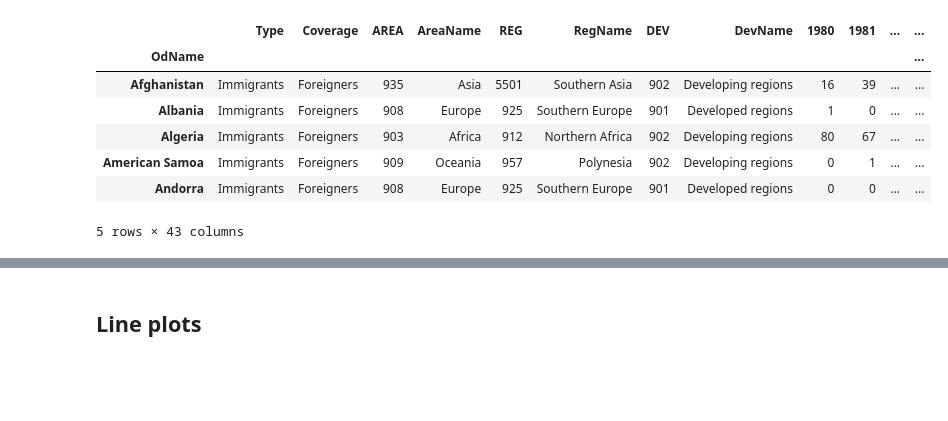
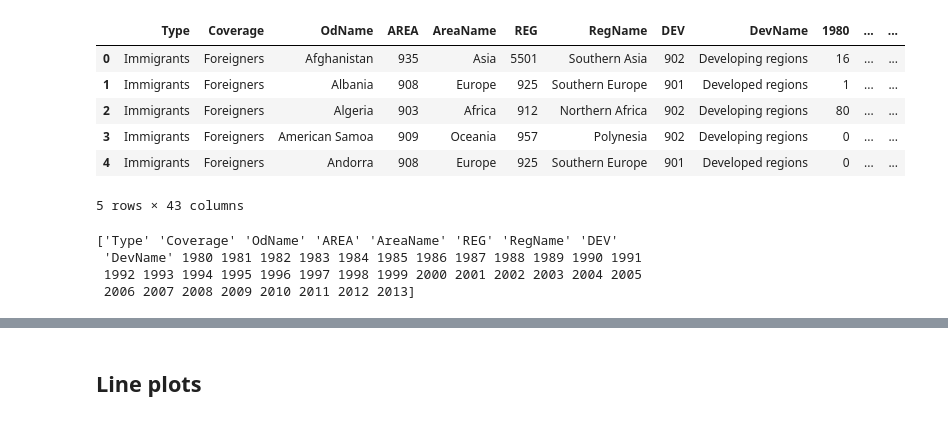
Before and after one commit to soum-sr/DataVisualization, a Jupyter notebook: ImmigrationData.ipynb, the cells around one changed output, grey strips where cells are left out. Saved outputs shown, nothing was run; the diff lists cells and outputs as text; code cells hidden in the pictures; blank space fills up the shorter version.

```diff
--- a/ImmigrationData.ipynb
+++ b/ImmigrationData.ipynb
@@ -12,14 +7,18 @@ You should consider upgrading via the 'python -m pip install --upgrade pip' comm
 # %%
 df_ca = pd.read_excel('Canada.xlsx',sheet_name='Canada by Citizenship',skiprows=range(20), skipfooter=2)
-df_ca['Total'] = df_ca.iloc[:, 9:43].sum(axis=1)
-df_ca.set_index('OdName', inplace=True)
 df_ca.head()
 # %% [output]
-|  | Type | Coverage | AREA | AreaName | REG | RegName | DEV | DevName | 1980 | 1981 | ... | ... |
-| OdName |  |  |  |  |  |  |  |  |  |  |  | ... |
-| Afghanistan | Immigrants | Foreigners | 935 | Asia | 5501 | Southern Asia | 902 | Developing regions | 16 | 39 | ... | ... |
-| Albania | Immigrants | Foreigners | 908 | Europe | 925 | Southern Europe | 901 | Developed regions | 1 | 0 | ... | ... |
-| Algeria | Immigrants | Foreigners | 903 | Africa | 912 | Northern Africa | 902 | Developing regions | 80 | 67 | ... | ... |
-| American Samoa | Immigrants | Foreigners | 909 | Oceania | 957 | Polynesia | 902 | Developing regions | 0 | 1 | ... | ... |
-| Andorra | Immigrants | Foreigners | 908 | Europe | 925 | Southern Europe | 901 | Developed regions | 0 | 0 | ... | ... |
+|  | Type | Coverage | OdName | AREA | AreaName | REG | RegName | DEV | DevName | 1980 | ... | ... |
+| 0 | Immigrants | Foreigners | Afghanistan | 935 | Asia | 5501 | Southern Asia | 902 | Developing regions | 16 | ... | ... |
+| 1 | Immigrants | Foreigners | Albania | 908 | Europe | 925 | Southern Europe | 901 | Developed regions | 1 | ... | ... |
+| 2 | Immigrants | Foreigners | Algeria | 903 | Africa | 912 | Northern Africa | 902 | Developing regions | 80 | ... | ... |
+| 3 | Immigrants | Foreigners | American Samoa | 909 | Oceania | 957 | Polynesia | 902 | Developing regions | 0 | ... | ... |
+| 4 | Immigrants | Foreigners | Andorra | 908 | Europe | 925 | Southern Europe | 901 | Developed regions | 0 | ... | ... |
 5 rows × 43 columns
+# %%
+print(df_ca.columns.values)
+# %% [output]
+['Type' 'Coverage' 'OdName' 'AREA' 'AreaName' 'REG' 'RegName' 'DEV'
+ 'DevName' 1980 1981 1982 1983 1984 1985 1986 1987 1988 1989 1990 1991
+ 1992 1993 1994 1995 1996 1997 1998 1999 2000 2001 2002 2003 2004 2005
+ 2006 2007 2008 2009 2010 2011 2012 2013]
```
Also changed, not shown: parts of 27 cells of this notebook.
